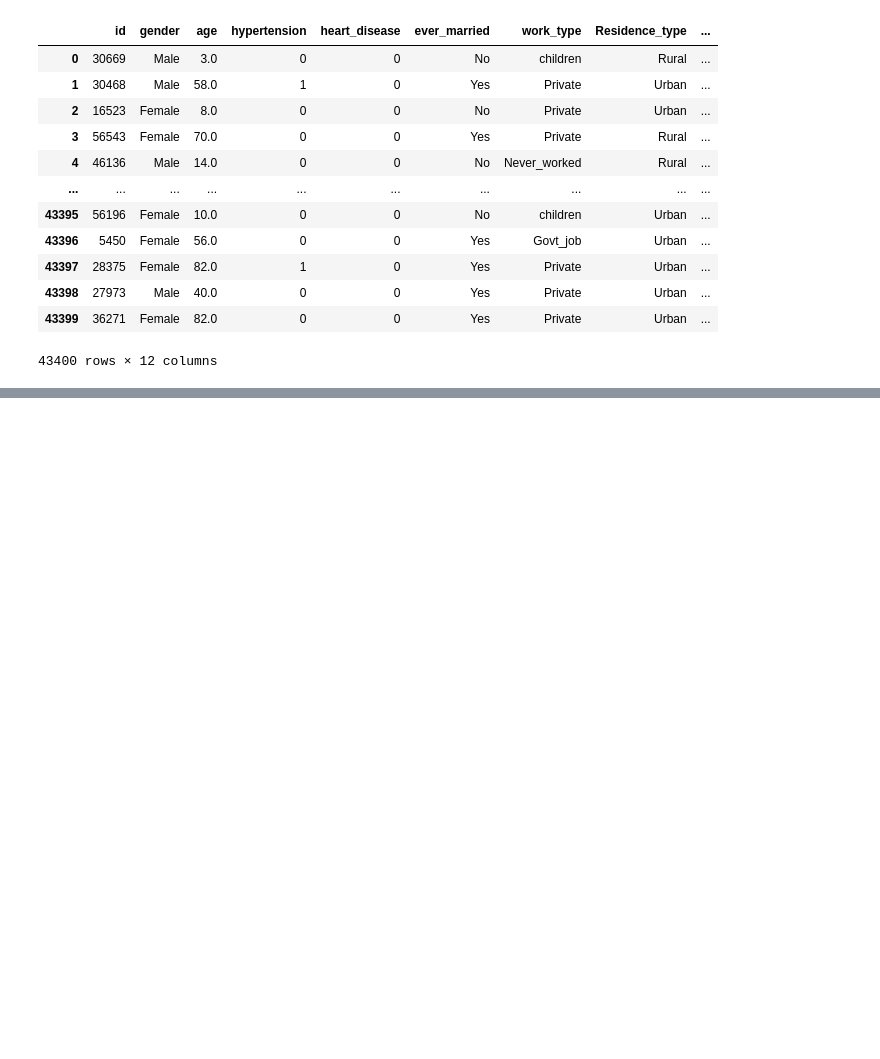
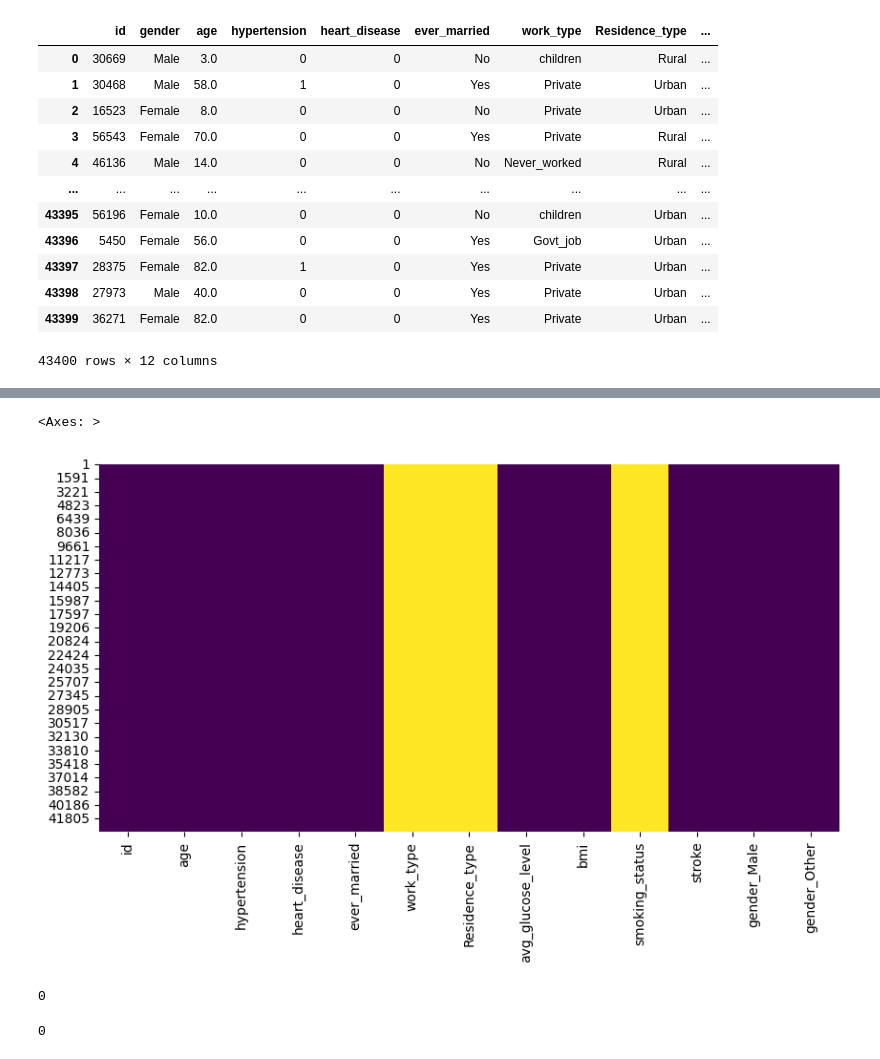
Before and after one commit to Shahedur23036883/Cerebral-Stroke-Prediction, a Jupyter notebook: cerebral_stroke_prediction.ipynb, the cells around one changed output, grey strips where cells are left out. Drawn from its saved outputs; the diff is of its cells as text; code cells hidden in the pictures; blank space fills up the shorter version.

```diff
--- a/cerebral_stroke_prediction.ipynb
+++ b/cerebral_stroke_prediction.ipynb
@@ -23,0 +88,11 @@ df
+# %%
+df.isnull().sum()
+plt.figure(figsize=(10,5))
+sns.heatmap(df.isnull(),cbar=False,cmap='viridis')
+# %% [output]
+<Axes: >
+[figure, added]
+# %%
+df.duplicated().sum()
+# %% [output]
+0
@@ -23,0 +101,4 @@ df
+# %%
+df.duplicated().sum()
+# %% [output]
+0
```
Also changed, not shown: parts of 31 cells of this notebook.
